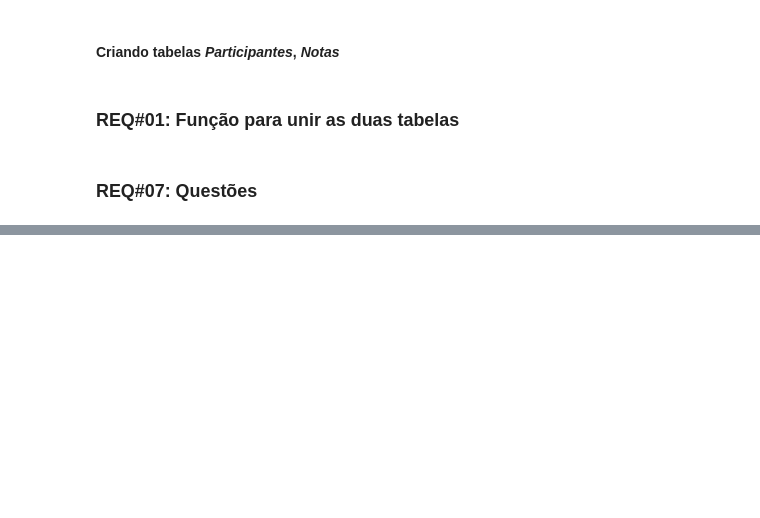
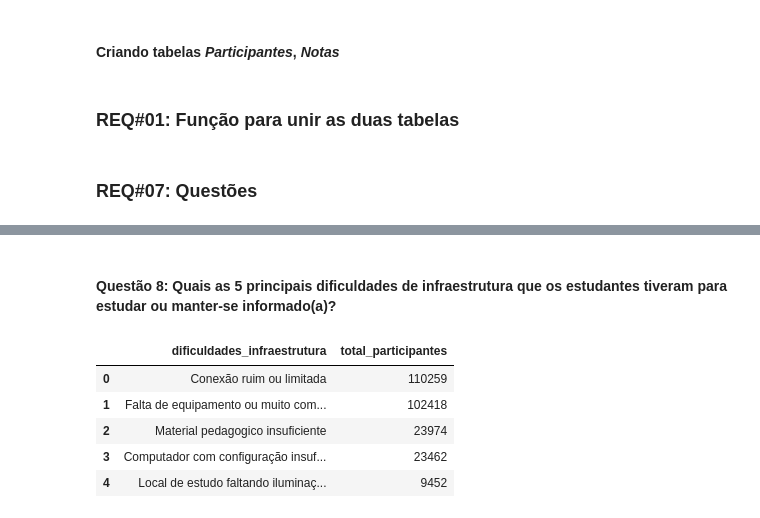
Before and after one commit to jv-porto/projeto-analise-habitos-estudo-enem, a Jupyter notebook: notebooks/projeto_db.ipynb, the cells around one changed output, grey strips where cells are left out. Cells and saved outputs as stored; diff of their text form; code cells hidden in the pictures; blank space fills up the shorter version.

Commit message:
Adicionar novos recursos

```diff
--- a/notebooks/projeto_db.ipynb
+++ b/notebooks/projeto_db.ipynb
@@ -512,0 +621,14 @@ aggregated_data
+# %%
+with db_connection() as conn, conn.cursor() as cursor:
+    query = '''
+    SELECT COUNT("NU_NOTA_REDACAO") AS redacoes_zeradas_anuladas
+    FROM projeto_enem.notas
+    WHERE "NU_NOTA_REDACAO" IS NULL OR "NU_NOTA_REDACAO" = 0;
+    '''
+    cursor.execute(query)
+
+    q7_data = cursor.fetchall()
+    q7_columns = [desc[0] for desc in cursor.description]
+    q7_df = pd.DataFrame(q7_data, columns=q7_columns)
+
+q7_df
@@ -512,0 +702,39 @@ aggregated_data
+# %% [markdown]
+#### **Questão 8: Quais as 5 principais dificuldades de infraestrutura que os estudantes tiveram para estudar ou manter-se informado(a)?**
+# %%
+with db_connection() as conn, conn.cursor() as cursor:
+    query = '''
+    SELECT dificuldades_infraestrutura, COUNT(*) AS total_participantes
+    FROM (
+        SELECT
+            CASE
+                WHEN "Q030A" = 'A' THEN 'Falta de equipamento ou muito compartilhado'
+                WHEN "Q030B" = 'A' THEN 'Conexão ruim ou limitada'
+                WHEN "Q030C" = 'A' THEN 'Computador com configuração insuficiente'
+                WHEN "Q030D" = 'A' THEN 'Material pedagogico insuficiente'
+                WHEN "Q030E" = 'A' THEN 'Local de estudo faltando iluminação, higiene, ventilação e silêncio'
+                WHEN "Q030F" = 'A' THEN 'Local de estudo sem mobília para guardar'
+                WHEN "Q030G" = 'A' THEN 'Recursos insuficientes para alimentação'
+                ELSE 'None'
+            END AS dificuldades_infraestrutura
+        FROM projeto_enem.hab_estudo
+    ) AS subquery
+    WHERE dificuldades_infraestrutura != 'None'
+    GROUP BY dificuldades_infraestrutura
+    ORDER BY COUNT(*) DESC
+    LIMIT 5;
+    '''
+    cursor.execute(query)
+
+    q8_data = cursor.fetchall()
+    q8_columns = [desc[0] for desc in cursor.description]
+    q8_df = pd.DataFrame(q8_data, columns=q8_columns)
+
+q8_df
+# %% [output]
+|  | dificuldades_infraestrutura | total_participantes |
+| 0 | Conexão ruim ou limitada | 110259 |
+| 1 | Falta de equipamento ou muito com... | 102418 |
+| 2 | Material pedagogico insuficiente | 23974 |
+| 3 | Computador com configuração insuf... | 23462 |
+| 4 | Local de estudo faltando iluminaç... | 9452 |
```
Also changed, not shown: parts of 28 cells of this notebook.
